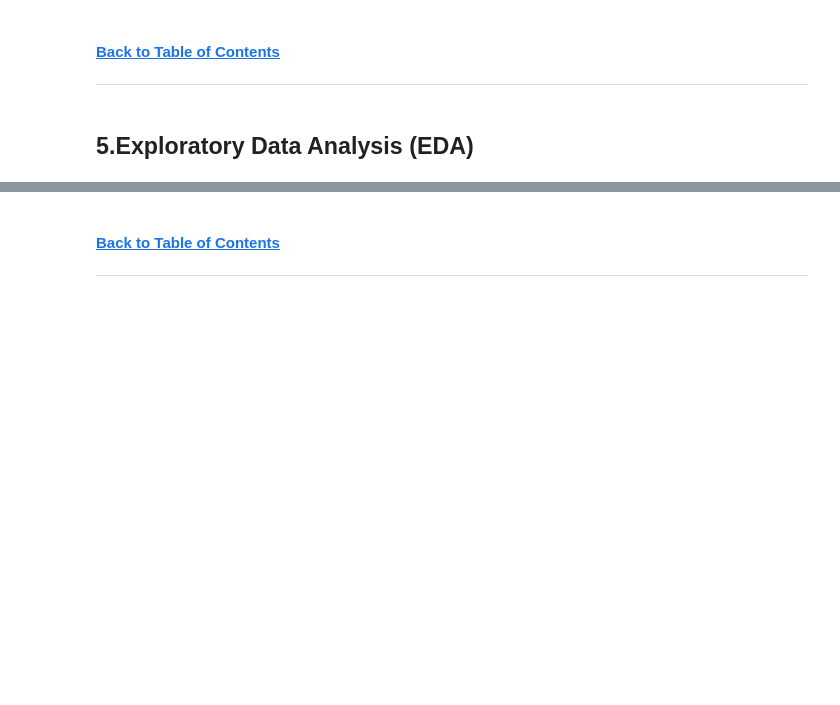
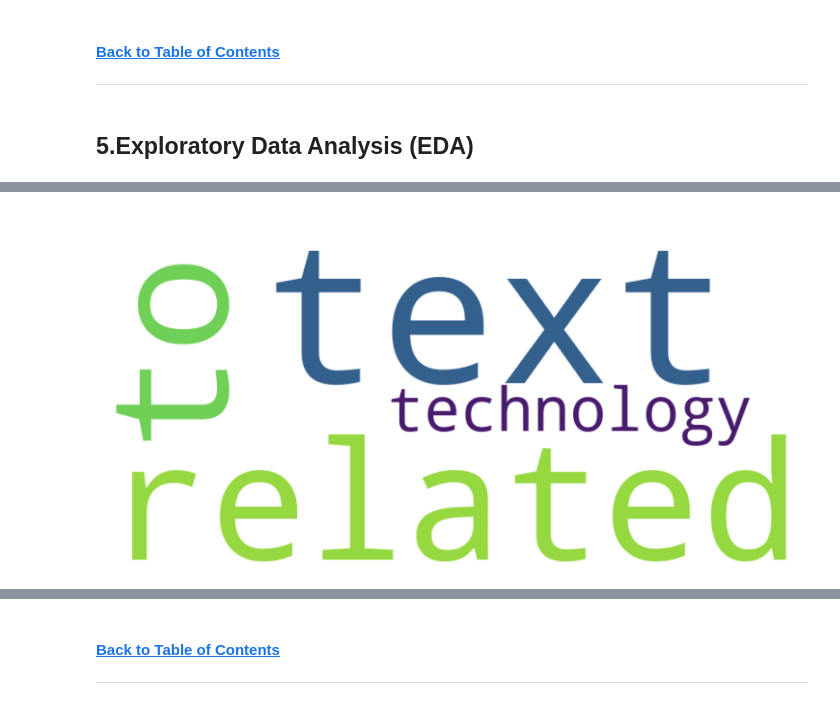
Before and after one commit to AmandaMokoena/2401FTDS_Classification_Project_0A4, a Jupyter notebook: Classification Project notebook.ipynb, the cells around one changed output, grey strips where cells are left out. Saved outputs shown, nothing was run; the diff lists cells and outputs as text; code cells hidden in the pictures; blank space fills up the shorter version.

```diff
--- a/Classification Project notebook.ipynb
+++ b/Classification Project notebook.ipynb
@@ -674,0 +861,33 @@ dtype: object
+# %%
+from nltk.tokenize import word_tokenize
+from nltk.probability import FreqDist
+
+# Example documents (replace with your actual data)
+business_docs = ["Text related to business."]
+education_docs = ["Text related to education."]
+entertainment_docs = ["Text related to entertainment."]
+technology_docs = ["Text related to technology."]
+
+# Combine all documents into one list for processing
+documents = business_docs + education_docs + entertainment_docs + technology_docs
+
+# Word frequency analysis
+tokens = [word.lower() for doc in documents for word in word_tokenize(doc) if word.isalpha()]
+fdist = FreqDist(tokens)
+top_words = fdist.most_common(20)
+
+# Print the top 20 most common words
+print("Top 20 most common words across all documents:")
+for word, frequency in top_words:
+    print(f"{word}: {frequency}")
+
+# Assuming you want to iterate over categories
+categories = ["business", "education", "entertainment", "technology","sports"]
+category_docs = [business_docs, education_docs, entertainment_docs, technology_docs]
+
+for category, docs in zip(categories, category_docs):
+    print(f"\nCategory: {category}")
+    tokens = [word.lower() for doc in docs for word in word_tokenize(doc) if word.isalpha()]
+    fdist = FreqDist(tokens)
+    top_words = fdist.most_common(5)  # Adjust number of top words as needed
+    print(f"Top 5 words: {top_words}")
@@ -674,0 +915,8 @@ dtype: object
+# %%
+wordcloud = WordCloud(width=800, height=400, background_color='white').generate_from_frequencies(dict(top_words))
+plt.figure(figsize=(10, 6))
+plt.imshow(wordcloud, interpolation='bilinear')
+plt.axis('off')
+plt.show()
+# %% [output]
+[figure, added]
```
Also changed, not shown: parts of 9 cells of this notebook.
